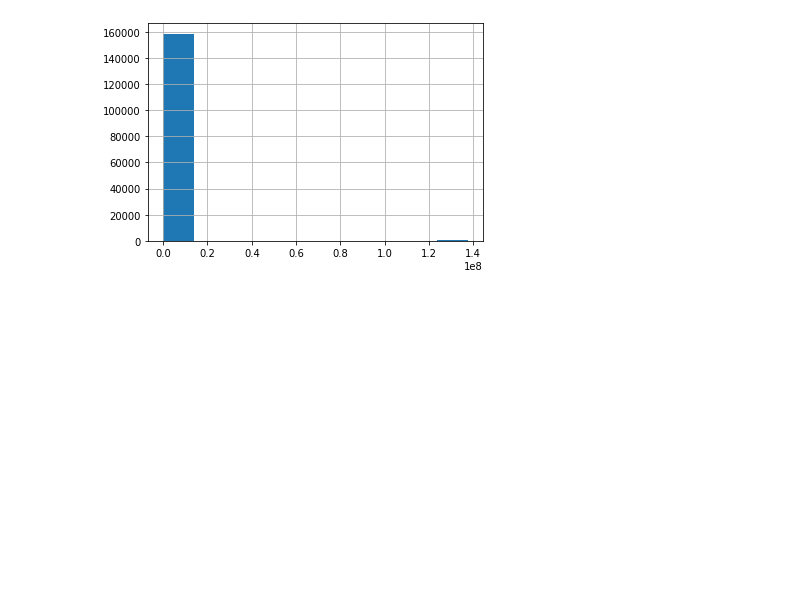
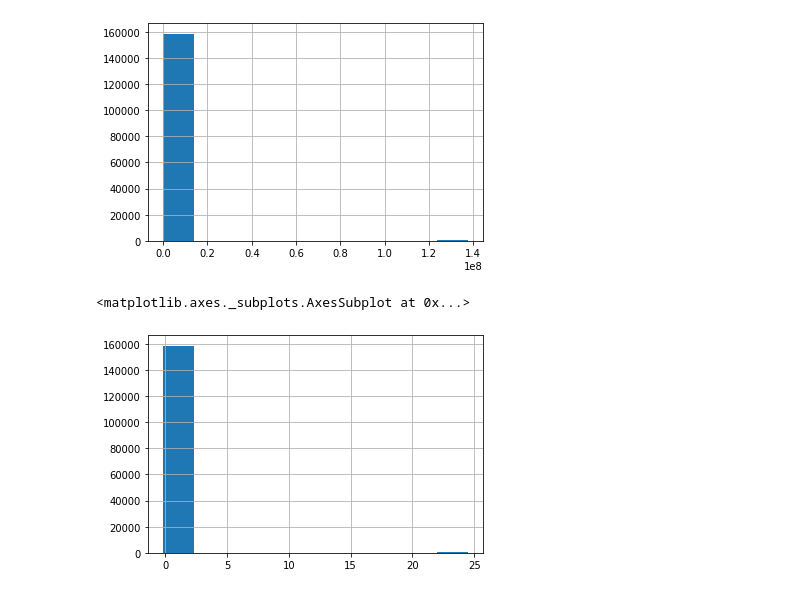
Before and after one commit to CodeLearningResources/mblaine, a Jupyter notebook: DataAcquisition/mblaine_FeatureScaling_DC_Housing.ipynb, the cells around one changed output. Drawn from its saved outputs; the diff is of its cells as text; code cells hidden in the pictures; blank space fills up the shorter version.

```diff
--- a/DataAcquisition/mblaine_FeatureScaling_DC_Housing.ipynb
+++ b/DataAcquisition/mblaine_FeatureScaling_DC_Housing.ipynb
@@ -141,3 +253,10 @@ props_df['PRICE'].hist()
 # %% [output]
 <matplotlib.axes._subplots.AxesSubplot at 0x...>
 [figure]
+# %%
+#AFTER: frequency count plot of 'Glucose' column (z-score standardization)
+#range is much smaller
+p_z_col.hist()
+# %% [output]
+<matplotlib.axes._subplots.AxesSubplot at 0x...>
+[figure, added]
```
Also changed, not shown: parts of 18 cells of this notebook.
